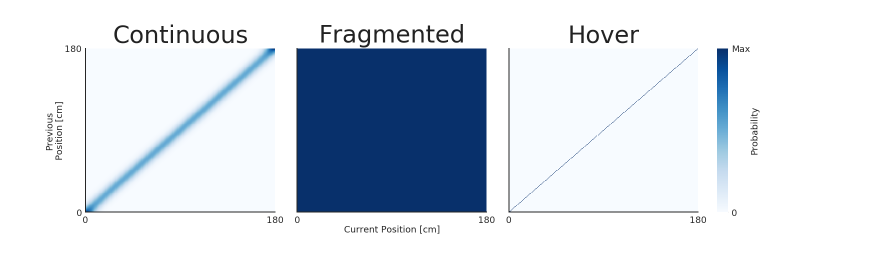
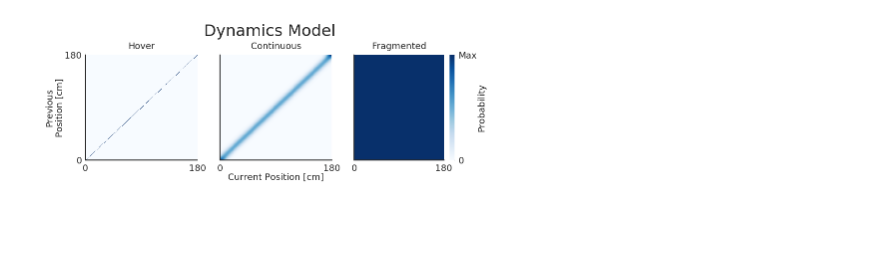
Before and after one commit to Eden-Kramer-Lab/replay_trajectory_paper, a Jupyter notebook: notebooks/Figure1.ipynb, the cells around one changed output. Drawn from its saved outputs; the diff is of its cells as text; code cells hidden in the pictures; blank space fills up the shorter version.

```diff
--- a/notebooks/Figure1.ipynb
+++ b/notebooks/Figure1.ipynb
@@ -37,8 +38,6 @@ from src.sorted_spikes_simulation import (
     make_hover_replay,
     make_simulated_run_data,
 )
-
-client = Client(processes=True, n_workers=16, threads_per_worker=4, memory_limit="50GB")
 
 (
     time,
@@ -55,6 +54,7 @@ classifier = SortedSpikesClassifier(
     replay_speed=120,
     spike_model_penalty=0.5,
     place_bin_size=np.sqrt(movement_var),
+    discrete_transition_diag=0.98,
 )
 classifier.fit(linear_distance, spikes)
 # %% [output]
@@ -138,35 +154,54 @@ sns.despine()
 # %%
-fig, axes = plt.subplots(
-    1, 3, figsize=(10, 3), sharex=True, sharey=True, constrained_layout=True
-)
+from src.parameters import TRANSITION_TO_CATEGORY
 
-x, y = np.meshgrid(classifier.place_bin_edges_, classifier.place_bin_edges_)
-names = ["Continuous", "Fragmented", "Hover"]
 
-for k, (ax, name) in enumerate(zip(axes, names)):
-    state_transition = classifier.continuous_state_transition_[k, k]
-    h = ax.pcolormesh(
-        x,
-        y,
-        state_transition,
-        cmap="Blues",
-        vmin=0.0,
-        vmax=state_transition.max(),
-        rasterized=True,
+def plot_state_transition(classifier):
+    fig, axes = plt.subplots(
+        1,
+        3,
+        figsize=(TWO_COLUMN * 0.975, PAGE_HEIGHT / 5),
+        sharex=True,
+        sharey=True,
+        constrained_layout=False,
     )
-    ax.set_title(name, fontsize=24)
 
-cbar = fig.colorbar(
-    h, label="Probability", aspect=50, ticks=[0, state_transition.max()]
-)
-cbar.ax.set_yticklabels(["0", "Max"])  # vertically oriented colorbar
-cbar.outline.set_visible(False)
+    x, y = np.meshgrid(classifier.place_bin_edges_, classifier.place_bin_edges_)
+    state_names = [
+        TRANSITION_TO_CATEGORY[transition]
+        for transition in np.diag(classifier.continuous_transition_types)
+    ]
+    STATE_ORDER = ["Hover", "Continuous", "Fragmented"]
 
-axes[-1].set_xticks((linear_distance.min(), linear_distance.max()))
-axes[-1].set_yticks((linear_distance.min(), linear_distance.max()))
-axes[1].set_xlabel("Current Position [cm]")
-axes[0].set_ylabel("Previous\nPosition [cm]")
+    for (ax, name) in zip(axes, STATE_ORDER):
+        k = state_names.index(name)
+        state_transition = classifier.continuous_state_transition_[k, k]
+        h = ax.pcolormesh(
+            x,
+            y,
+            state_transition,
+            cmap="Blues",
+            vmin=0.0,
+            vmax=state_transition.max(),
+            rasterized=True,
+        )
+        ax.set_title(name, fontsize=9)
 
-sns.despine()
+    cbar = fig.colorbar(
+        h, label="Probability", aspect=20, ticks=[0, state_transition.max()]
+    )
+    cbar.ax.set_yticklabels(["0", "Max"])  # vertically oriented colorbar
+    cbar.outline.set_visible(False)
+    dist_lim = (classifier.place_bin_edges_.min(), classifier.place_bin_edges_.max())
+    axes[-1].set_xticks(dist_lim)
+    axes[-1].set_yticks(dist_lim)
+    axes[1].set_xlabel("Current Position [cm]")
+    axes[0].set_ylabel("Previous\nPosition [cm]")
+    plt.suptitle("Dynamics Model", y=1.1, fontsize=16)
+
+    sns.despine()
+
+
+plot_state_transition(classifier)
+save_figure("figure1_transition_matrix")
 # %% [output]
-[figure, old version]
+[figure, new version]
```
Also changed, not shown: parts of 22 cells of this notebook, 1 other file.
